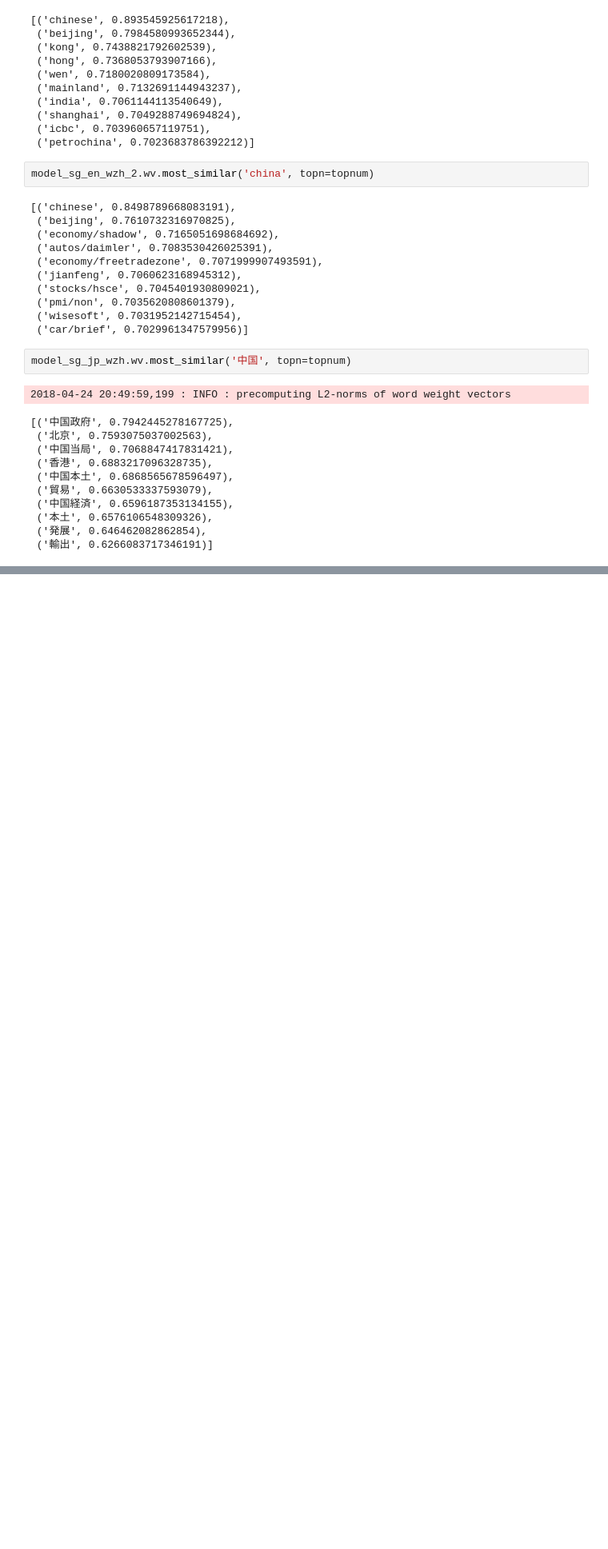
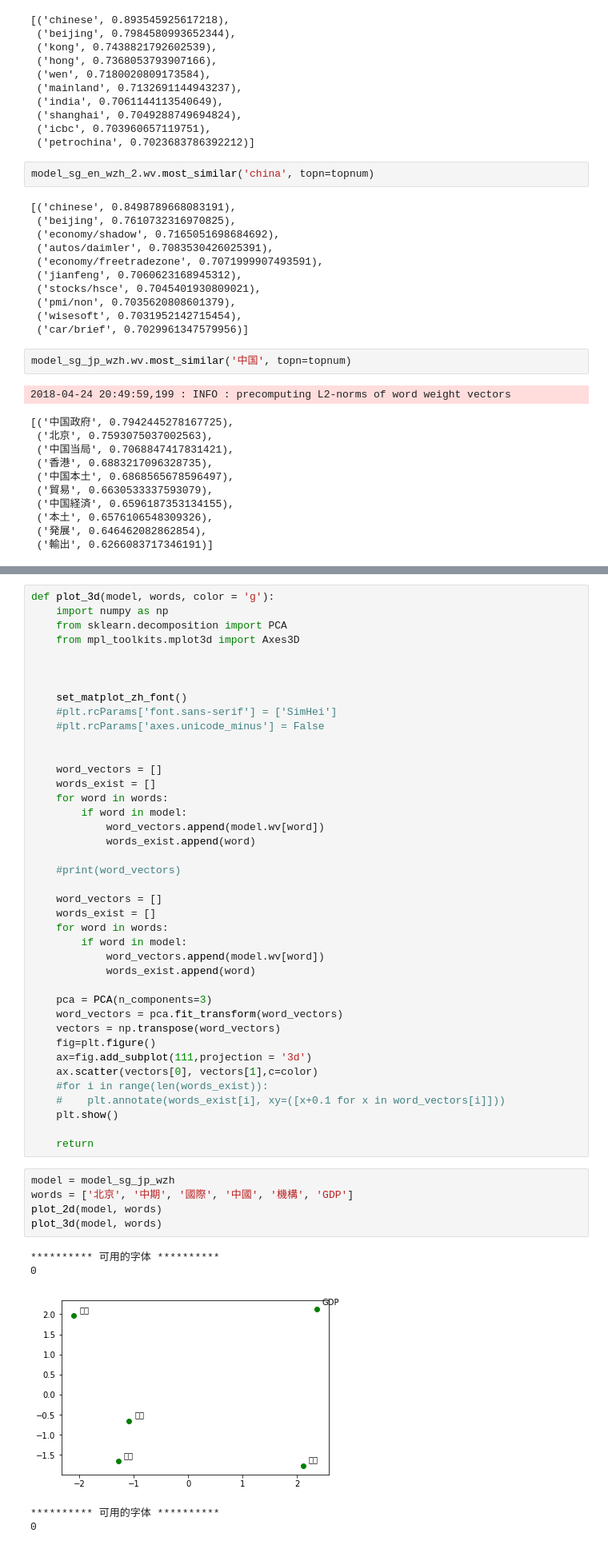
Before and after one commit to zenoWZH/textsimiliarity, a Jupyter notebook: word2vec/word2vec.ipynb, the cells around one changed output, grey strips where cells are left out. Shown at 80% size. Cells and saved outputs as stored; diff of their text form; blank space fills up the shorter version.

```diff
--- a/word2vec/word2vec.ipynb
+++ b/word2vec/word2vec.ipynb
@@ -541,0 +710,51 @@ model_sg_jp_wzh.wv.most_similar('中国', topn=topnum)
+# %%
+def plot_3d(model, words, color = 'g'):
+    import numpy as np
+    from sklearn.decomposition import PCA
+    from mpl_toolkits.mplot3d import Axes3D
+
+
+
+    set_matplot_zh_font()
+    #plt.rcParams['font.sans-serif'] = ['SimHei']
+    #plt.rcParams['axes.unicode_minus'] = False
+
+
+    word_vectors = []
+    words_exist = []
+    for word in words:
+        if word in model:
+            word_vectors.append(model.wv[word])
+            words_exist.append(word)
+
+    #print(word_vectors)
+
+    word_vectors = []
+    words_exist = []
+    for word in words:
+        if word in model:
+            word_vectors.append(model.wv[word])
+            words_exist.append(word)
+
+    pca = PCA(n_components=3)
+    word_vectors = pca.fit_transform(word_vectors)
+    vectors = np.transpose(word_vectors)
+    fig=plt.figure()
+    ax=fig.add_subplot(111,projection = '3d')
+    ax.scatter(vectors[0], vectors[1],c=color)
+    #for i in range(len(words_exist)):
+    #    plt.annotate(words_exist[i], xy=([x+0.1 for x in word_vectors[i]]))
+    plt.show()
+
+    return
+# %%
+model = model_sg_jp_wzh
+words = ['北京', '中期', '國際', '中國', '機構', 'GDP']
+plot_2d(model, words)
+plot_3d(model, words)
+# %% [output]
+********** 可用的字体 **********
+0
+[figure, added]
+********** 可用的字体 **********
+0
```
Also changed, not shown: parts of 35 cells of this notebook, 5 other files.
